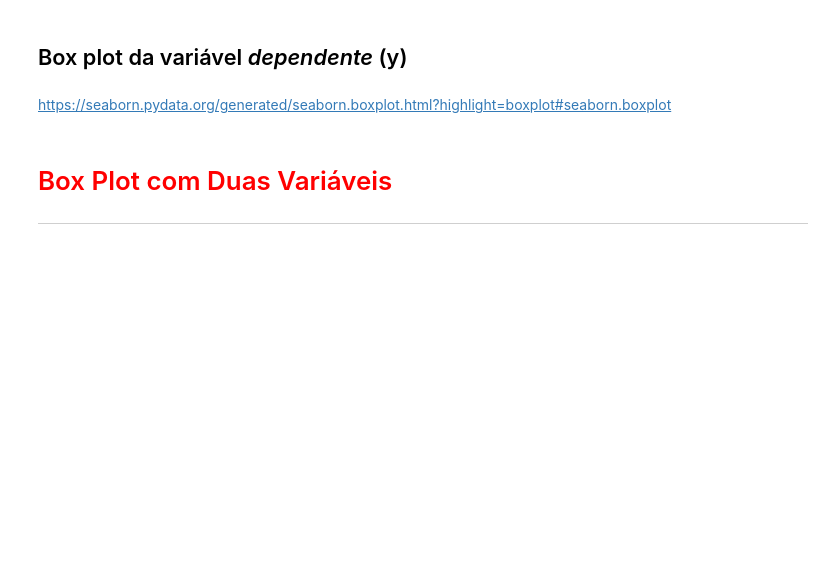
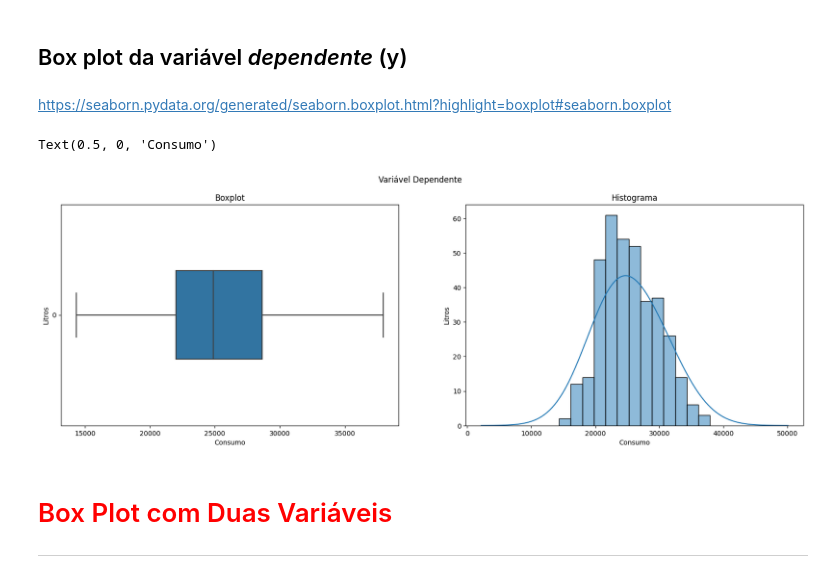
Before and after one commit to smcco94/DataAnalytics, a Jupyter notebook: Formação_Data_Sciency/Modulo_2/Regressao_Linear/Projeto/Regressão Linear.ipynb, the cells around one changed output. Saved outputs shown, nothing was run; the diff lists cells and outputs as text; code cells hidden in the pictures; blank space fills up the shorter version.

```diff
--- a/Formação_Data_Sciency/Modulo_2/Regressao_Linear/Projeto/Regressão Linear.ipynb
+++ b/Formação_Data_Sciency/Modulo_2/Regressao_Linear/Projeto/Regressão Linear.ipynb
@@ -142,6 +143,20 @@ https://seaborn.pydata.org/
 ## Box plot da variável *dependente* (y)
 # %% [markdown]
 https://seaborn.pydata.org/generated/seaborn.boxplot.html?highlight=boxplot#seaborn.boxplot
+# %%
+fig, axes = plt.subplots(1,2,figsize=(20,6))
+sns.boxplot(ax=axes[0],data = dados.consumo, orient='h', width=0.4)
+sns.histplot(ax=axes[1],data= dados.consumo, kde=True, kde_kws={'bw_adjust': 3,'cut': 3})
+fig.suptitle('Variável Dependente')
+axes[0].set_title('Boxplot')
+axes[0].set_ylabel('Litros')
+axes[0].set_xlabel('Consumo')
+axes[1].set_title('Histograma')
+axes[1].set_ylabel('Litros')
+axes[1].set_xlabel('Consumo')
+# %% [output]
+Text(0.5, 0, 'Consumo')
+[figure, added]
 # %% [markdown]
 # <font color='red' style='font-size: 30px;'>Box Plot com Duas Variáveis</font>
 <hr style='border: 2px solid red;'>
```
Also changed, not shown: parts of 14 cells of this notebook.
